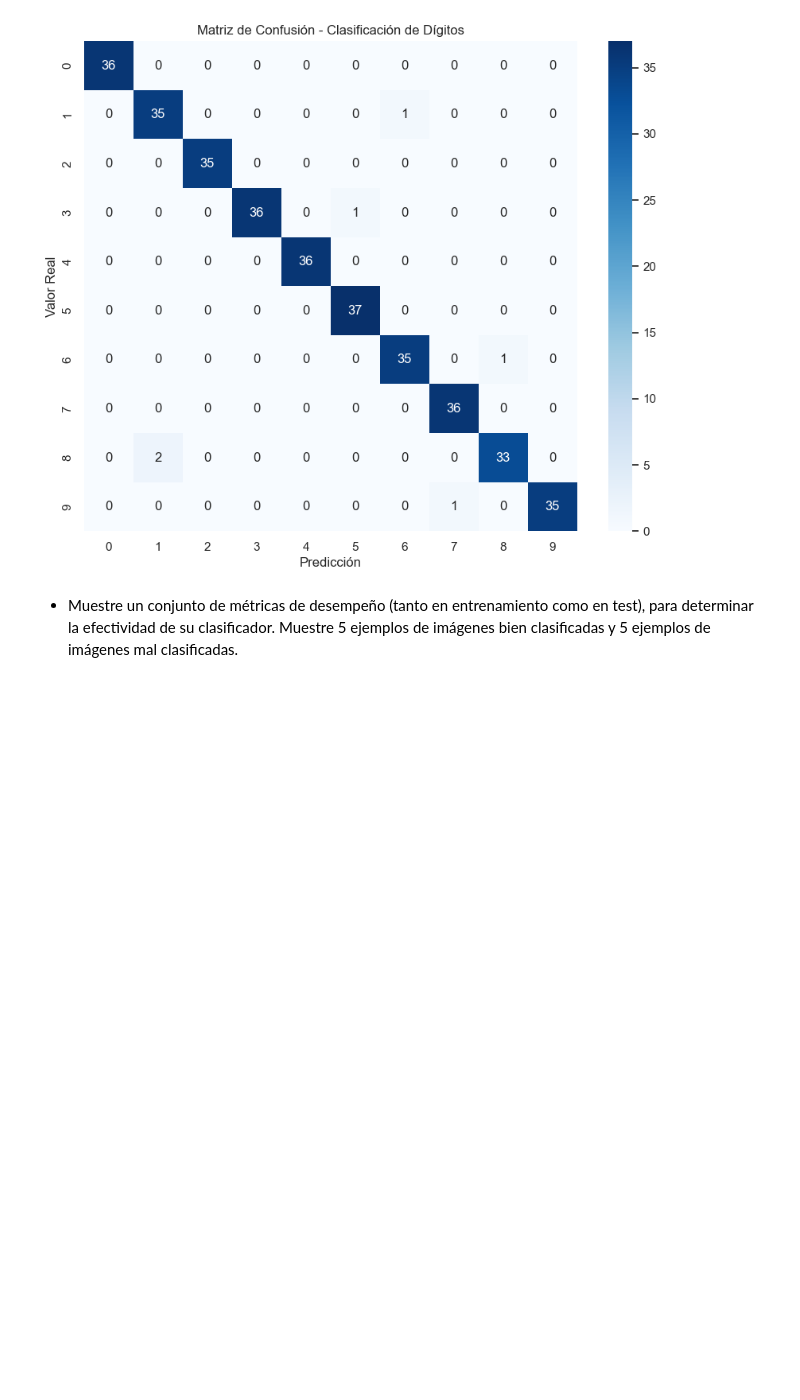
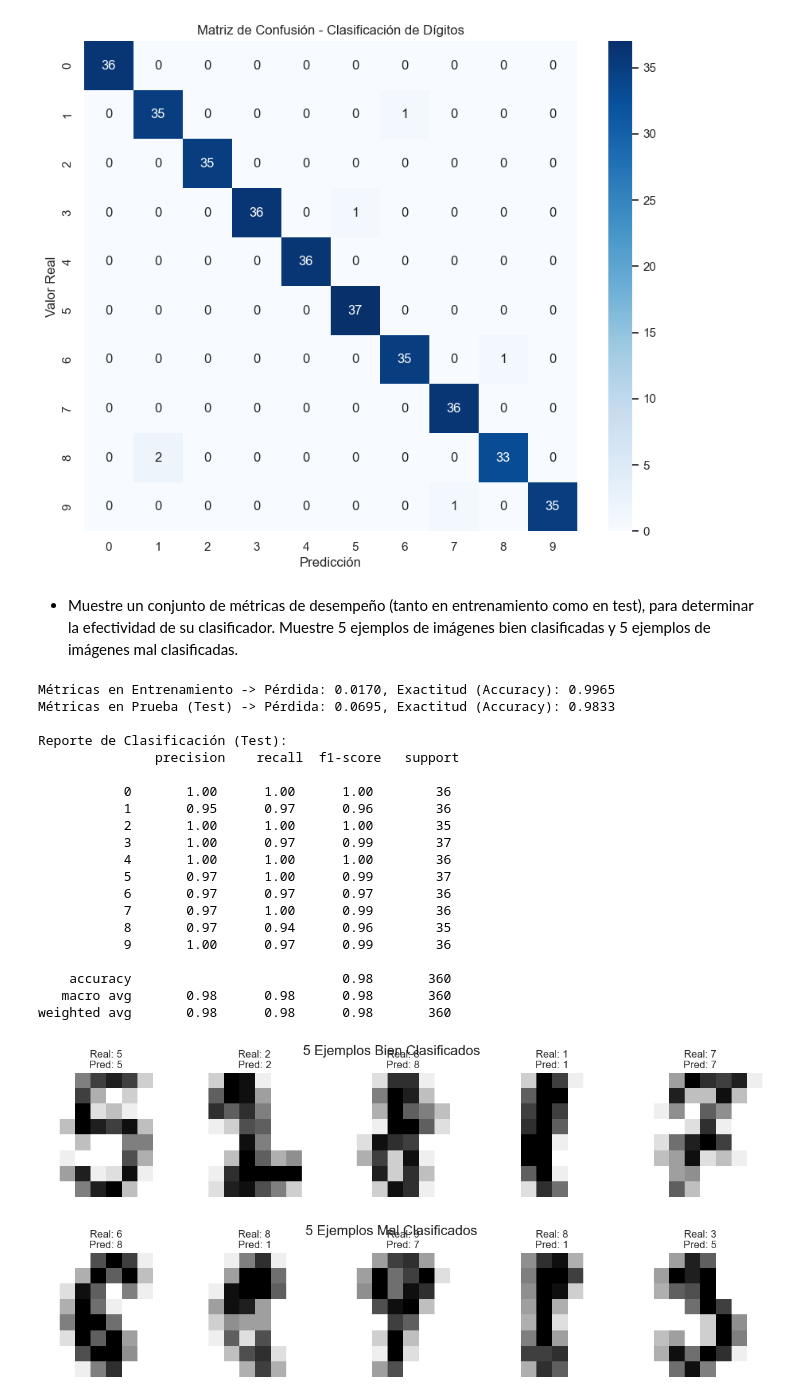
Before and after one commit to CindyGualim/InteligenciaArtificial-CC3085, a Jupyter notebook: lab3.ipynb, the cells around one changed output. Saved outputs shown, nothing was run; the diff lists cells and outputs as text; code cells hidden in the pictures; blank space fills up the shorter version.

```diff
--- a/lab3.ipynb
+++ b/lab3.ipynb
@@ -166,3 +166,54 @@ plt.show()
 [figure]
 # %% [markdown]
 * Muestre un conjunto de métricas de desempeño (tanto en entrenamiento como en test), para determinar la efectividad de su clasificador. Muestre 5 ejemplos de imágenes bien clasificadas y 5 ejemplos de imágenes mal clasificadas.
+# %%
+train_loss, train_acc = model_digits.evaluate(X_train_d_norm, y_train_d_cat, verbose=0)
+test_loss, test_acc = model_digits.evaluate(X_test_d_norm, y_test_d_cat, verbose=0)
+
+print(f"Métricas en Entrenamiento -> Pérdida: {train_loss:.4f}, Exactitud (Accuracy): {train_acc:.4f}")
+print(f"Métricas en Prueba (Test) -> Pérdida: {test_loss:.4f}, Exactitud (Accuracy): {test_acc:.4f}\n")
+print("Reporte de Clasificación (Test):\n", classification_report(y_test_d, y_pred_d_classes))
+
+
+correct_indices = np.where(y_pred_d_classes == y_test_d)[0]
+incorrect_indices = np.where(y_pred_d_classes != y_test_d)[0]
+
+# Función para graficar ejemplos
+def plot_examples(indices, title):
+    fig, axes = plt.subplots(1, 5, figsize=(15, 3))
+    fig.suptitle(title, fontsize=16)
+    for i, ax in enumerate(axes):
+        if i < len(indices):
+            idx = indices[i]
+            image = X_test_d[idx].reshape(8, 8)
+            ax.imshow(image, cmap=plt.cm.gray_r, interpolation='nearest')
+            ax.set_title(f"Real: {y_test_d[idx]}\nPred: {y_pred_d_classes[idx]}")
+        ax.axis('off')
+    plt.show()
+
+# Mostrar 5 bien y 5 mal clasificadas
+plot_examples(correct_indices[:5], "5 Ejemplos Bien Clasificados")
+plot_examples(incorrect_indices[:5], "5 Ejemplos Mal Clasificados")
+# %% [output]
+Métricas en Entrenamiento -> Pérdida: 0.0170, Exactitud (Accuracy): 0.9965
+Métricas en Prueba (Test) -> Pérdida: 0.0695, Exactitud (Accuracy): 0.9833
+
+Reporte de Clasificación (Test):
+               precision    recall  f1-score   support
+
+           0       1.00      1.00      1.00        36
+           1       0.95      0.97      0.96        36
+           2       1.00      1.00      1.00        35
+           3       1.00      0.97      0.99        37
+           4       1.00      1.00      1.00        36
+           5       0.97      1.00      0.99        37
+           6       0.97      0.97      0.97        36
+           7       0.97      1.00      0.99        36
+           8       0.97      0.94      0.96        35
+           9       1.00      0.97      0.99        36
+
+    accuracy                           0.98       360
+   macro avg       0.98      0.98      0.98       360
+weighted avg       0.98      0.98      0.98       360
+[figure, added]
+[figure, added]
```
Also changed, not shown: parts of 11 cells of this notebook.
